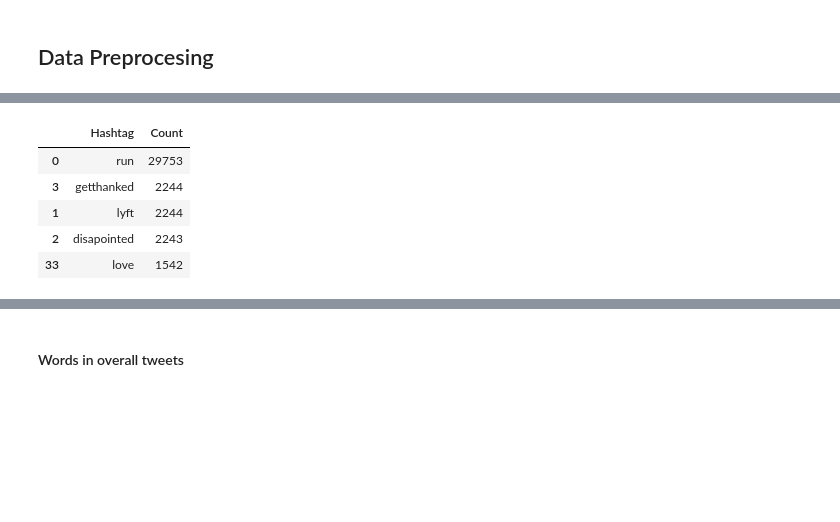
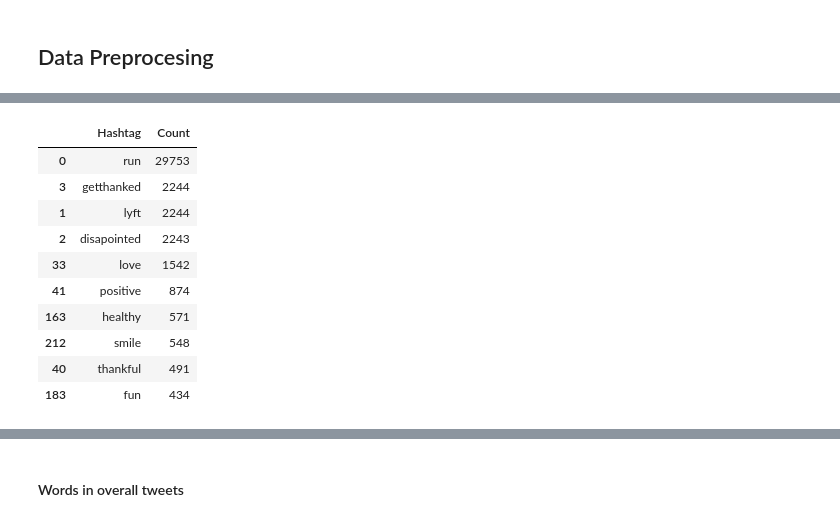
Before and after one commit to bits-mtech/NLP, a Jupyter notebook: Assignment.ipynb, the cells around one changed output, grey strips where cells are left out. Saved outputs shown, nothing was run; the diff lists cells and outputs as text; code cells hidden in the pictures; blank space fills up the shorter version.

```diff
--- a/Assignment.ipynb
+++ b/Assignment.ipynb
@@ -131,0 +186,7 @@ df_train.tail()
+# %%
+# Remove @user from the twwet
+df_train['clean_tweet'] = df_train['tweet'].apply(lambda x: remove_pattern(x))
+df_train['clean_tweet1'] = df_train["tweet"].apply(lambda x: utils_preprocess_text(x, flg_stemm=False, flg_lemm=True, lst_stopwords=lst_stopwords))
+df_train['clean_tweet1'] = df_train.apply(preprocess_tweet, axis=1)
+df_train['clean_tweet1'] = preprocessing_text(df_train['clean_tweet1'])
+df_train.tail()
@@ -147,29 +225,33 @@ Name: tweet, dtype: object
 # %%
 hashtags = []
 def hashtag_extract(x):
     # Loop over the words in the tweet
     for i in x:
         ht = re.findall(r"#(\w+)", i)
         hashtags.append(ht)
     return hashtags
 
 # extracting hashtags from neg/pos tweets
 dff_0 = hashtag_extract(df_train['clean_tweet'][df_train['label'] == 0])
 dff_1 = hashtag_extract(df_train['clean_tweet'][df_train['label'] == 1])
 dff_all = hashtag_extract(df_train['clean_tweet'][df_train['label']])
 # unnesting list
 dff_0 = sum(dff_0,[])
 dff_1 = sum(dff_1,[])
 dff_all = sum(dff_all,[])
 
 data_0 = FreqDist(dff_0)
 data_0 = pd.DataFrame({'Hashtag': list(data_0.keys()),
                   'Count': list(data_0.values())}).sort_values(by='Count', ascending=False)
-data_0[:5]
 # %% [output]
 |  | Hashtag | Count |
 | 0 | run | 29753 |
 | 3 | getthanked | 2244 |
 | 1 | lyft | 2244 |
 | 2 | disapointed | 2243 |
 | 33 | love | 1542 |
+| 41 | positive | 874 |
+| 163 | healthy | 571 |
+| 212 | smile | 548 |
+| 40 | thankful | 491 |
+| 183 | fun | 434 |
```
Also changed, not shown: parts of 32 cells of this notebook.
